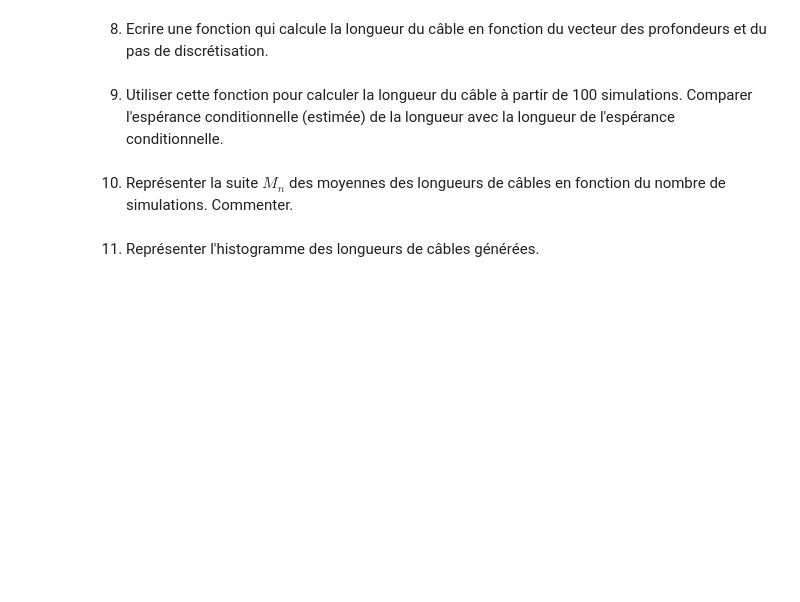
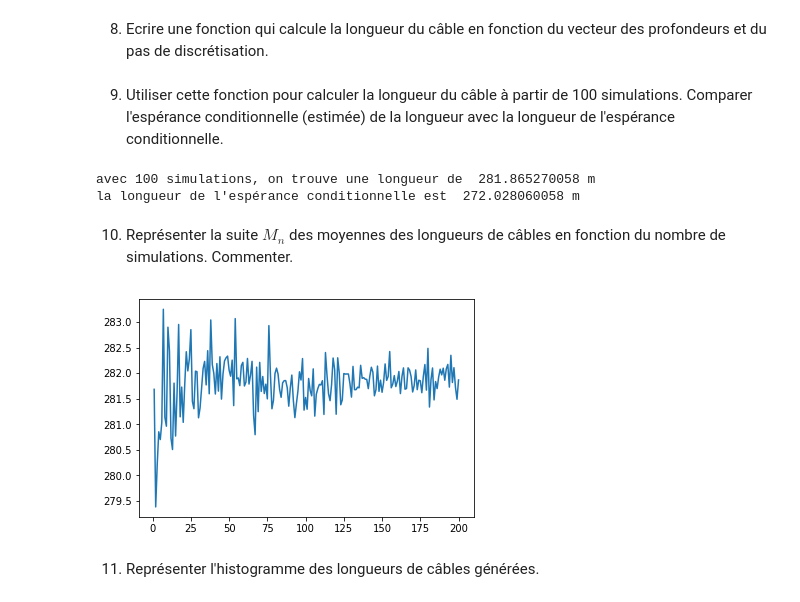
Before and after one commit to MaudRouxSalembien/Probabilites, a Jupyter notebook: Projet numérique de Probabilités.ipynb, the cells around one changed output. Saved outputs shown, nothing was run; the diff lists cells and outputs as text; code cells hidden in the pictures; blank space fills up the shorter version.

```diff
--- a/Projet numérique de Probabilités.ipynb
+++ b/Projet numérique de Probabilités.ipynb
@@ -250,7 +264,37 @@ SyntaxError: invalid syntax (<ipython-input-87-fadd6dfa9a1d>, line 8)
 # %% [markdown]
 9. Utiliser cette fonction pour calculer la longueur du câble à partir de 100 simulations. Comparer l'espérance conditionnelle (estimée) de la longueur avec la longueur de l'espérance conditionnelle.
+# %%
+def longueur_cable(nb):
+    profondeur = np.zeros(N)
+    for i, j in enumerate(observation_indexes):
+        profondeur[j] = depth[i]
+    s = 0
+    for i in range(nb):
+        y = np.random.multivariate_normal(m, Cov_conditionnelle)
+        for i, j in enumerate(unknown_indexes):
+            profondeur[j] = y[i]
+        s += longueur_totale(profondeur, Delta)
+    return s/nb
+print('avec 100 simulations, on trouve une longueur de ', longueur_cable(100), 'm')
+#longueur de l'espérance conditionnelle
+profondeur = np.zeros(N)
+for i, j in enumerate(observation_indexes):
+    profondeur[j] = depth[i]
+for i, j in enumerate(unknown_indexes):
+        profondeur[j] = m[i]
+print("la longueur de l'espérance conditionnelle est ", longueur_totale(profondeur, Delta), 'm')
+# %% [output]
+avec 100 simulations, on trouve une longueur de  281.865270058 m
+la longueur de l'espérance conditionnelle est  272.028060058 m
 # %% [markdown]
 10. Représenter la suite $M_n$ des moyennes des longueurs de câbles en fonction du nombre de simulations. Commenter.
+# %%
+M = [longueur_cable(i) for i in range(1, 201)]
+x = np.arange(1, 201)
+plt.plot(x, M)
+plt.show()
+# %% [output]
+[figure, added]
 # %% [markdown]
 11. Représenter l'histogramme des longueurs de câbles générées.
 # %% [markdown]
```
Also changed, not shown: parts of 2 cells of this notebook.
